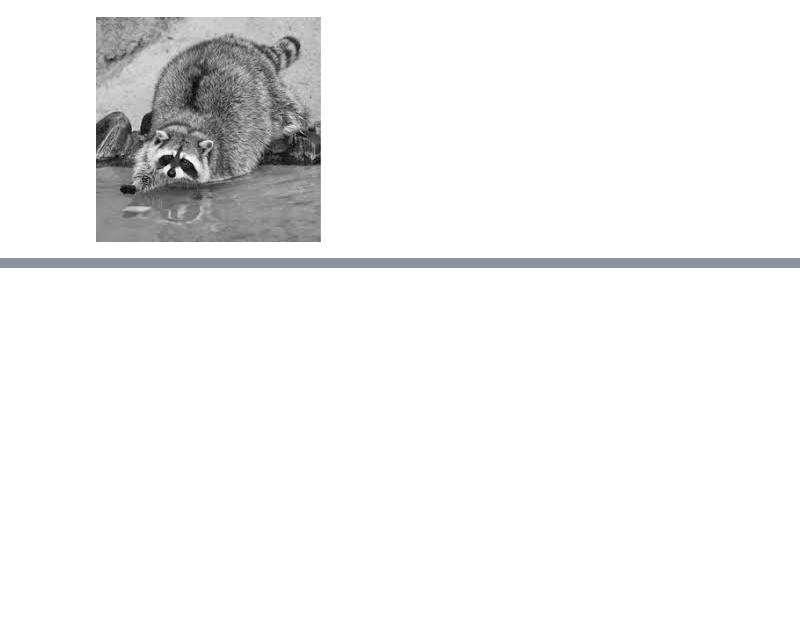
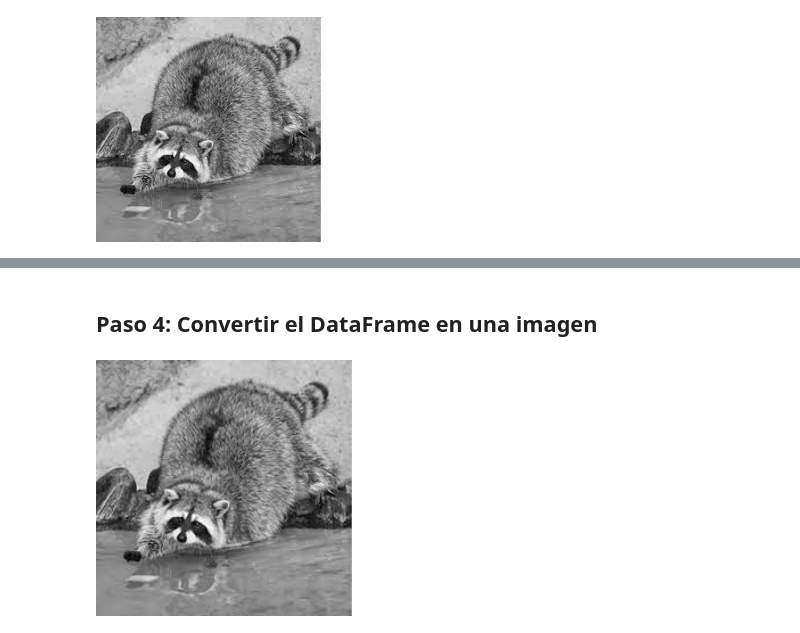
Before and after one commit to RevDev06/Estructura-de-Datos, a Jupyter notebook: Practica 6/EDatos_Imagen.ipynb, the cells around one changed output, grey strips where cells are left out. Drawn from its saved outputs; the diff is of its cells as text; code cells hidden in the pictures; blank space fills up the shorter version.

```diff
--- a/Practica 6/EDatos_Imagen.ipynb
+++ b/Practica 6/EDatos_Imagen.ipynb
@@ -52,0 +53,3 @@ img
+# %%
+dt_mapache = pd.read_csv("mapache.csv", sep=";", decimal=".", header=None, index_col=None)
+dt_mapache
@@ -52,0 +70,7 @@ img
+# %% [markdown]
+## Paso 4: Convertir el DataFrame en una imagen
+# %%
+im = Image.fromarray(np.array(dt_mapache, dtype = "uint8"), mode = "L")
+im.resize((256,256))
+# %% [output]
+[figure, added]
```
Also changed, not shown: parts of 4 cells of this notebook, 1 other file.
